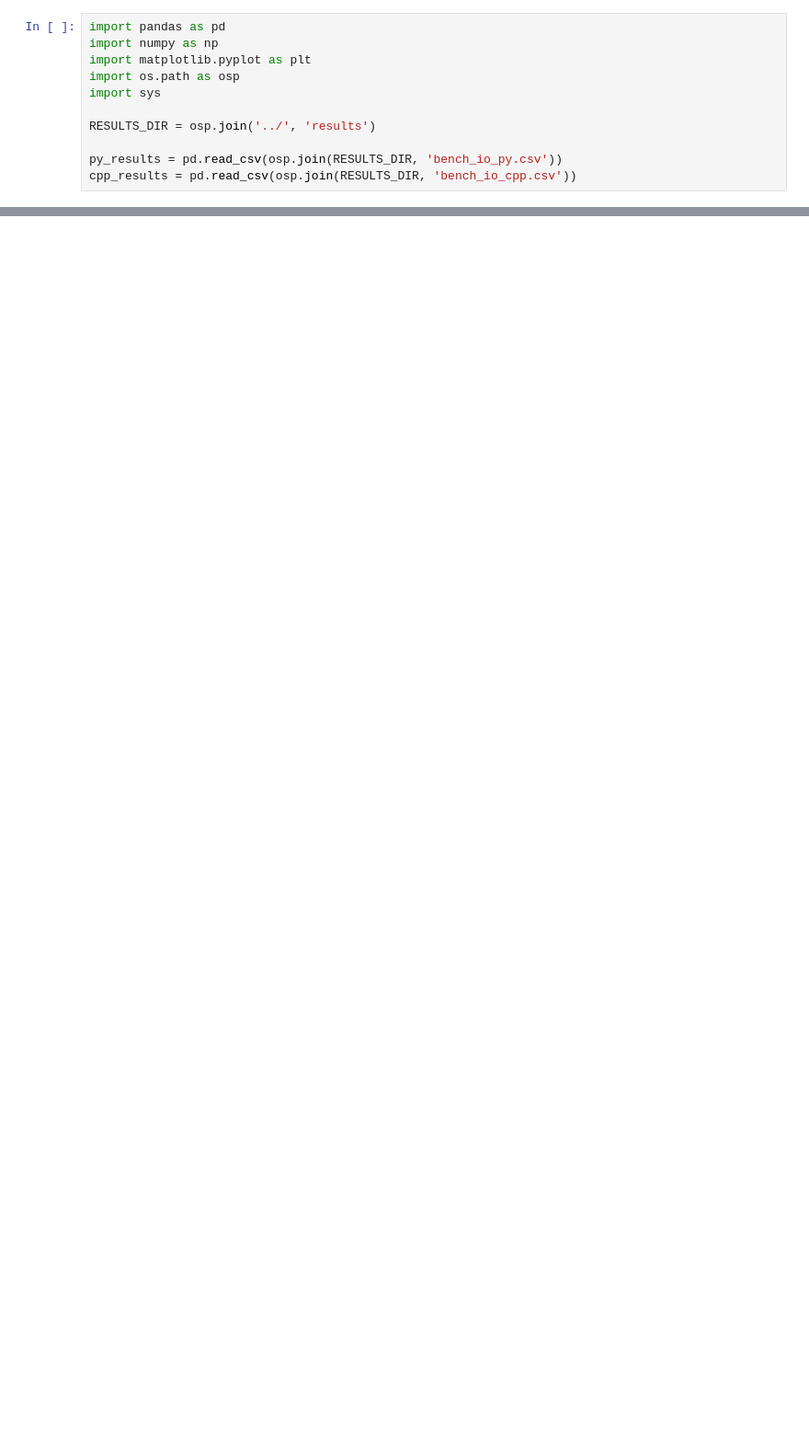
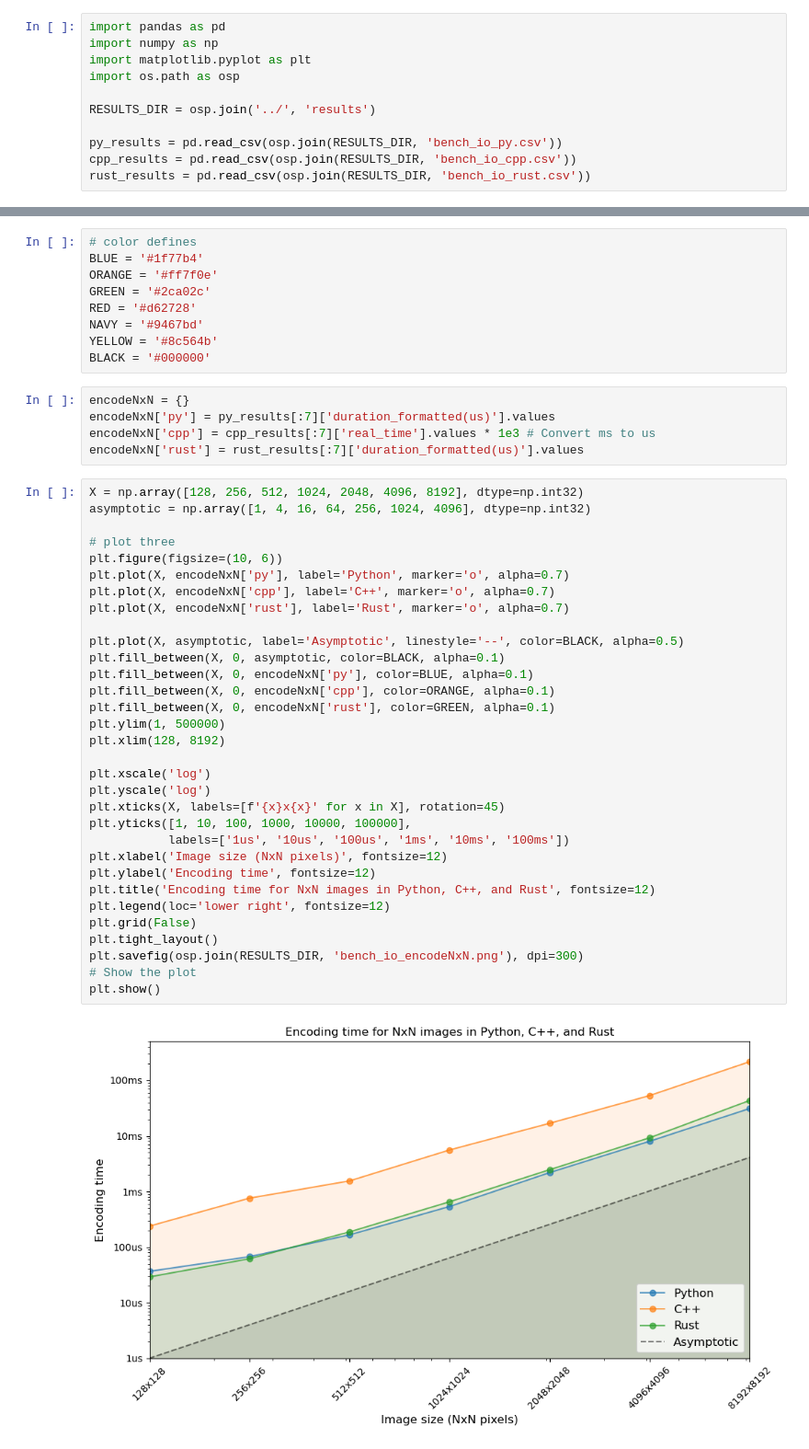
Before and after one commit to zaddle55/SUSTech-CS217, a Jupyter notebook: project5/scripts/benchio.ipynb, the cells around one changed output, grey strips where cells are left out. Shown at 92% size. Saved outputs shown, nothing was run; the diff lists cells and outputs as text; blank space fills up the shorter version.

```diff
--- a/project5/scripts/benchio.ipynb
+++ b/project5/scripts/benchio.ipynb
@@ -3,12 +3,12 @@ import pandas as pd
 import numpy as np
 import matplotlib.pyplot as plt
 import os.path as osp
-import sys
 
 RESULTS_DIR = osp.join('../', 'results')
 
 py_results = pd.read_csv(osp.join(RESULTS_DIR, 'bench_io_py.csv'))
 cpp_results = pd.read_csv(osp.join(RESULTS_DIR, 'bench_io_cpp.csv'))
+rust_results = pd.read_csv(osp.join(RESULTS_DIR, 'bench_io_rust.csv'))
 # %%
 py_results
 # %% [output]
@@ -51,0 +72,48 @@ cpp_results
+# %%
+# color defines
+BLUE = '#1f77b4'
+ORANGE = '#ff7f0e'
+GREEN = '#2ca02c'
+RED = '#d62728'
+NAVY = '#9467bd'
+YELLOW = '#8c564b'
+BLACK = '#000000'
+# %%
+encodeNxN = {}
+encodeNxN['py'] = py_results[:7]['duration_formatted(us)'].values
+encodeNxN['cpp'] = cpp_results[:7]['real_time'].values * 1e3 # Convert ms to us
+encodeNxN['rust'] = rust_results[:7]['duration_formatted(us)'].values
+# %%
+X = np.array([128, 256, 512, 1024, 2048, 4096, 8192], dtype=np.int32)
+asymptotic = np.array([1, 4, 16, 64, 256, 1024, 4096], dtype=np.int32)
+
+# plot three
+plt.figure(figsize=(10, 6))
+plt.plot(X, encodeNxN['py'], label='Python', marker='o', alpha=0.7)
+plt.plot(X, encodeNxN['cpp'], label='C++', marker='o', alpha=0.7)
+plt.plot(X, encodeNxN['rust'], label='Rust', marker='o', alpha=0.7)
+
+plt.plot(X, asymptotic, label='Asymptotic', linestyle='--', color=BLACK, alpha=0.5)
+plt.fill_between(X, 0, asymptotic, color=BLACK, alpha=0.1)
+plt.fill_between(X, 0, encodeNxN['py'], color=BLUE, alpha=0.1)
+plt.fill_between(X, 0, encodeNxN['cpp'], color=ORANGE, alpha=0.1)
+plt.fill_between(X, 0, encodeNxN['rust'], color=GREEN, alpha=0.1)
+plt.ylim(1, 500000)
+plt.xlim(128, 8192)
+
+plt.xscale('log')
+plt.yscale('log')
+plt.xticks(X, labels=[f'{x}x{x}' for x in X], rotation=45)
+plt.yticks([1, 10, 100, 1000, 10000, 100000],
+           labels=['1us', '10us', '100us', '1ms', '10ms', '100ms'])
+plt.xlabel('Image size (NxN pixels)', fontsize=12)
+plt.ylabel('Encoding time', fontsize=12)
+plt.title('Encoding time for NxN images in Python, C++, and Rust', fontsize=12)
+plt.legend(loc='lower right', fontsize=12)
+plt.grid(False)
+plt.tight_layout()
+plt.savefig(osp.join(RESULTS_DIR, 'bench_io_encodeNxN.png'), dpi=300)
+# Show the plot
+plt.show()
+# %% [output]
+[figure, added]
```
Also changed, not shown: parts of 15 cells of this notebook, 20 other files.
